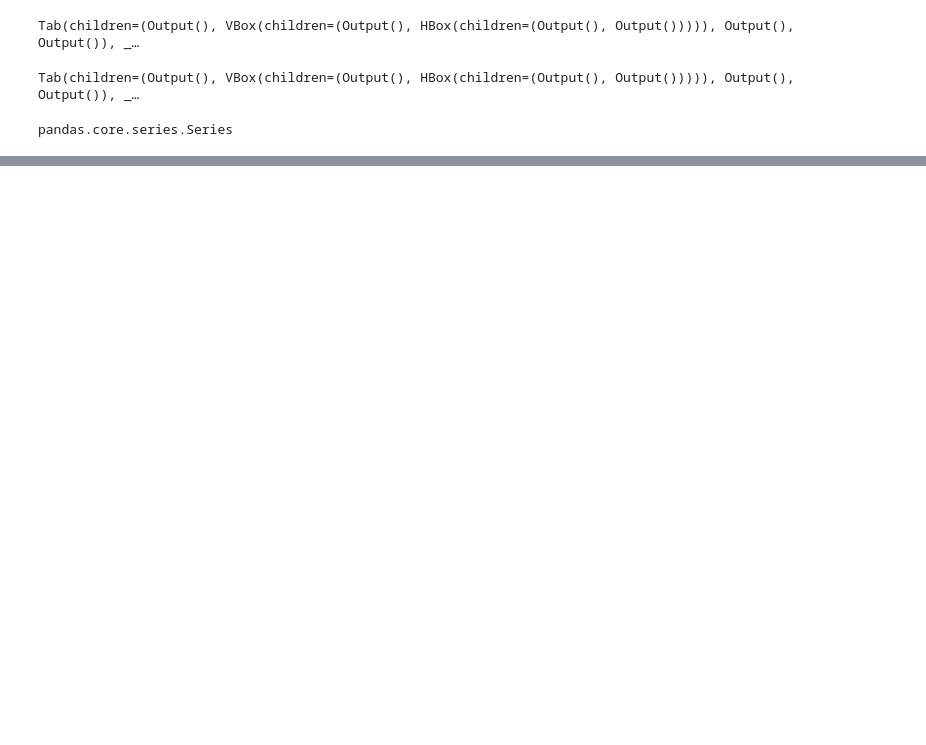
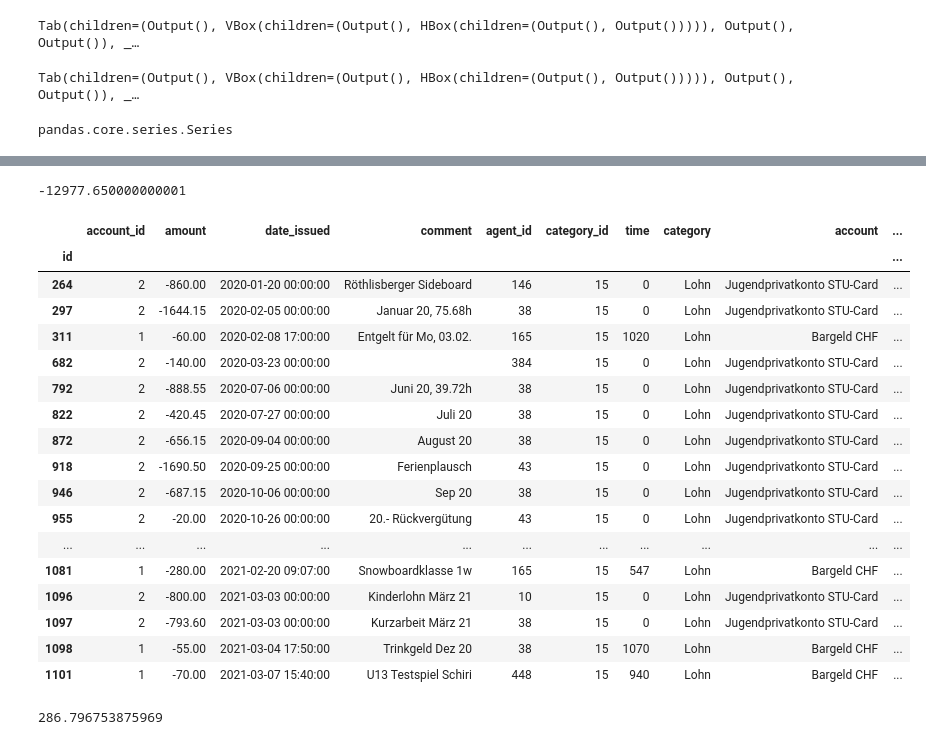
Before and after one commit to finnharbeke/finnance, a Jupyter notebook: main.ipynb, the cells around one changed output, grey strips where cells are left out. Saved outputs shown, nothing was run; the diff lists cells and outputs as text; code cells hidden in the pictures; blank space fills up the shorter version.

```diff
--- a/main.ipynb
+++ b/main.ipynb
@@ -82,0 +114,23 @@ plt.title("Delivery Tips by type", fontsize=14);
+# %%
+print(viz.select.select(tr_df, date_start="2020-01-01", categories=["Lohn"])["amount"].sum())
+viz.select.select(tr_df, date_start="2020-01-01", categories=["Lohn"])
+# %% [output]
+-12977.650000000001
+|  | account_id | amount | date_issued | comment | agent_id | category_id | time | category | account | ... |
+| id |  |  |  |  |  |  |  |  |  | ... |
+| 264 | 2 | -860.00 | 2020-01-20 00:00:00 | Röthlisberger Sideboard | 146 | 15 | 0 | Lohn | Jugendprivatkonto STU-Card | ... |
+| 297 | 2 | -1644.15 | 2020-02-05 00:00:00 | Januar 20, 75.68h | 38 | 15 | 0 | Lohn | Jugendprivatkonto STU-Card | ... |
+| 311 | 1 | -60.00 | 2020-02-08 17:00:00 | Entgelt für Mo, 03.02. | 165 | 15 | 1020 | Lohn | Bargeld CHF | ... |
+| 682 | 2 | -140.00 | 2020-03-23 00:00:00 |  | 384 | 15 | 0 | Lohn | Jugendprivatkonto STU-Card | ... |
+| 792 | 2 | -888.55 | 2020-07-06 00:00:00 | Juni 20, 39.72h | 38 | 15 | 0 | Lohn | Jugendprivatkonto STU-Card | ... |
+| 822 | 2 | -420.45 | 2020-07-27 00:00:00 | Juli 20 | 38 | 15 | 0 | Lohn | Jugendprivatkonto STU-Card | ... |
+| 872 | 2 | -656.15 | 2020-09-04 00:00:00 | August 20 | 38 | 15 | 0 | Lohn | Jugendprivatkonto STU-Card | ... |
+| 918 | 2 | -1690.50 | 2020-09-25 00:00:00 | Ferienplausch | 43 | 15 | 0 | Lohn | Jugendprivatkonto STU-Card | ... |
+| 946 | 2 | -687.15 | 2020-10-06 00:00:00 | Sep 20 | 38 | 15 | 0 | Lohn | Jugendprivatkonto STU-Card | ... |
+| 955 | 2 | -20.00 | 2020-10-26 00:00:00 | 20.- Rückvergütung | 43 | 15 | 0 | Lohn | Jugendprivatkonto STU-Card | ... |
+| ... | ... | ... | ... | ... | ... | ... | ... | ... | ... | ... |
+| 1081 | 1 | -280.00 | 2021-02-20 09:07:00 | Snowboardklasse 1w | 165 | 15 | 547 | Lohn | Bargeld CHF | ... |
+| 1096 | 2 | -800.00 | 2021-03-03 00:00:00 | Kinderlohn März 21 | 10 | 15 | 0 | Lohn | Jugendprivatkonto STU-Card | ... |
+| 1097 | 2 | -793.60 | 2021-03-03 00:00:00 | Kurzarbeit März 21 | 38 | 15 | 0 | Lohn | Jugendprivatkonto STU-Card | ... |
+| 1098 | 1 | -55.00 | 2021-03-04 17:50:00 | Trinkgeld Dez 20 | 38 | 15 | 1070 | Lohn | Bargeld CHF | ... |
+| 1101 | 1 | -70.00 | 2021-03-07 15:40:00 | U13 Testspiel Schiri | 448 | 15 | 940 | Lohn | Bargeld CHF | ... |
@@ -82,0 +141,4 @@ plt.title("Delivery Tips by type", fontsize=14);
+# %%
+day * 365.25 / 12
+# %% [output]
+286.796753875969
```
Also changed, not shown: parts of 12 cells of this notebook, 7 other files.
